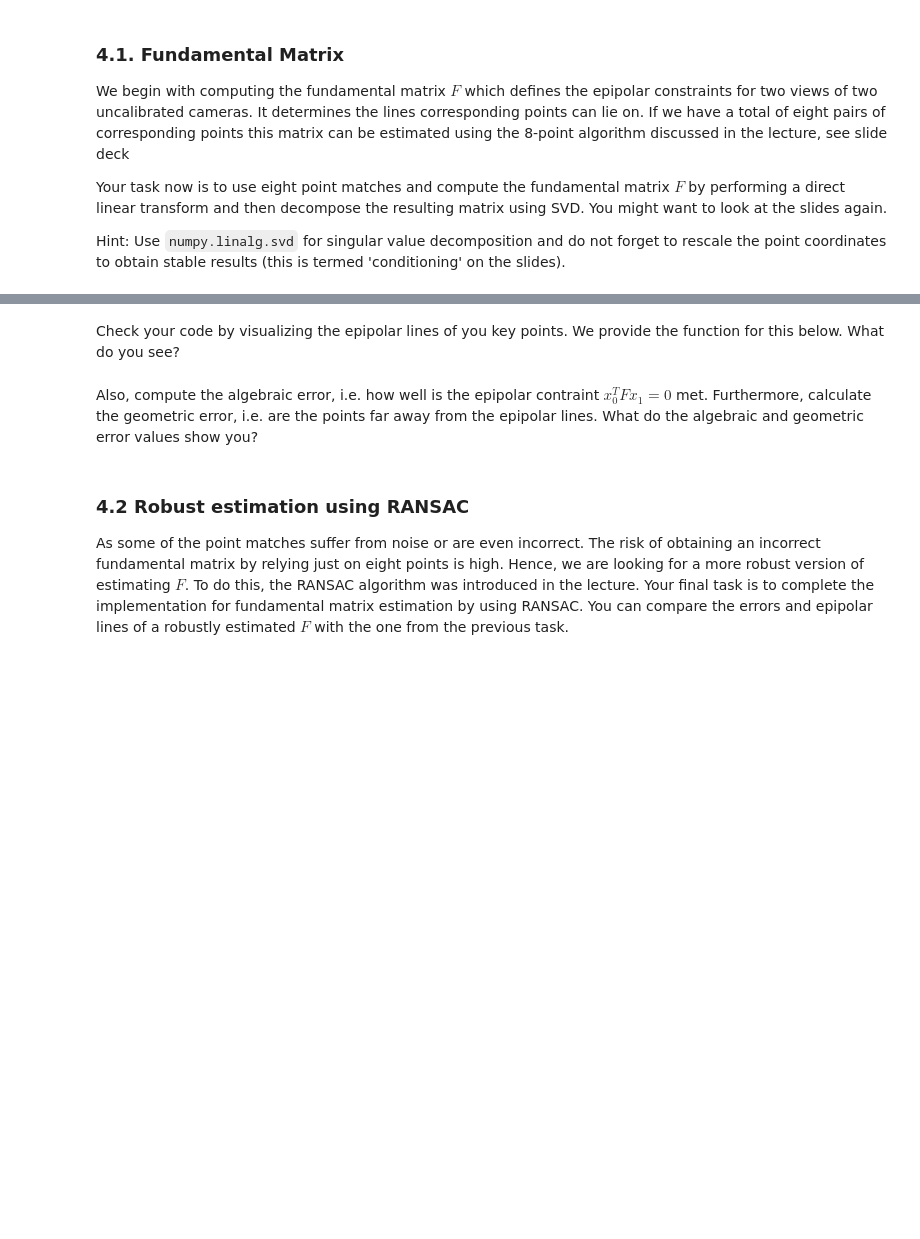
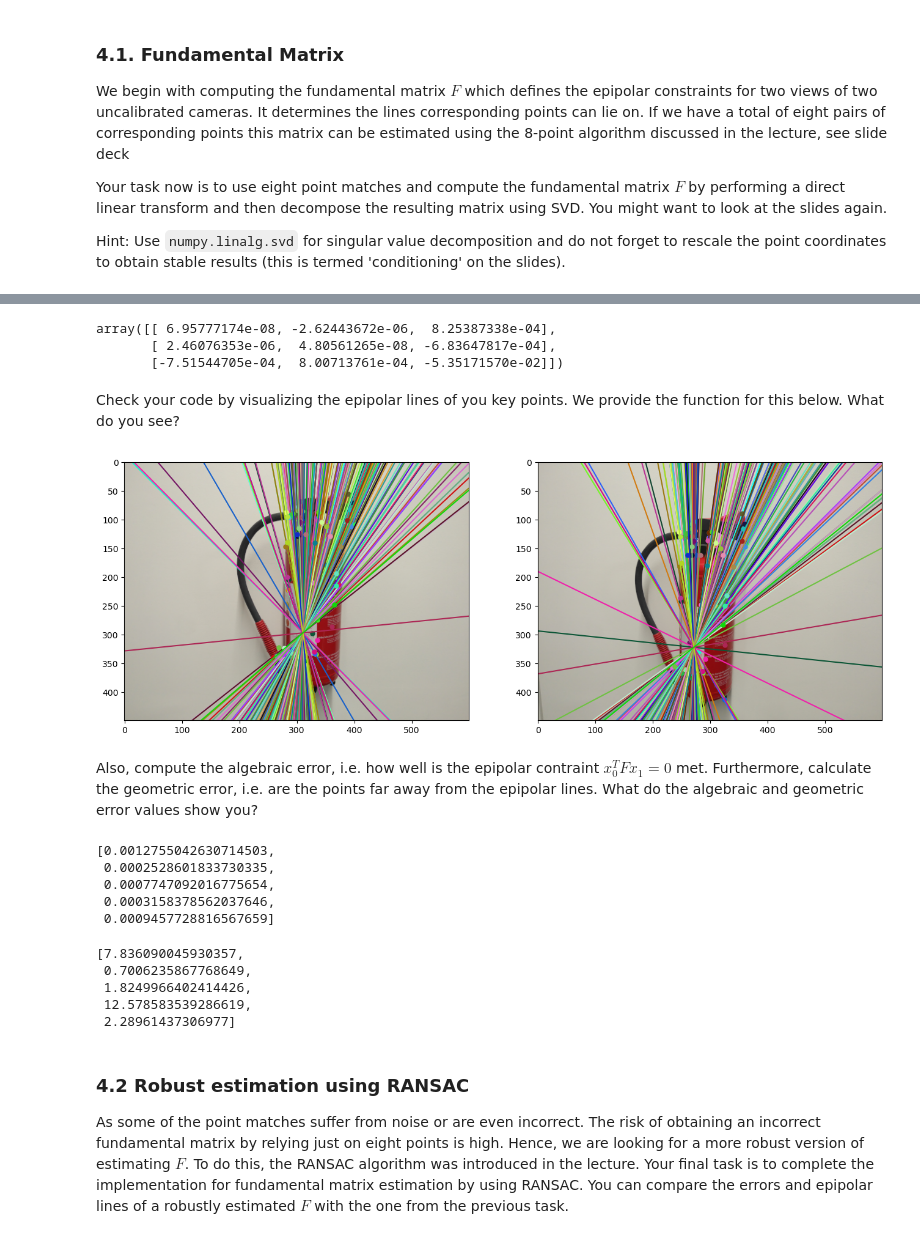
Before and after one commit to neelkanthrawat/3dcv-students, a Jupyter notebook: 5.0-tl-fundamental-matrix.ipynb, the cells around one changed output, grey strips where cells are left out. Saved outputs shown, nothing was run; the diff lists cells and outputs as text; code cells hidden in the pictures; blank space fills up the shorter version.

```diff
--- a/5.0-tl-fundamental-matrix.ipynb
+++ b/5.0-tl-fundamental-matrix.ipynb
@@ -77,3 +133,18 @@ def find_fundamental_svd(kps1, kps2):
+# %%
+def to_homogeneous(kps):
+    return np.hstack([kps, np.ones((kps.shape[0], 1))])
+# %%
+# compute F from a set of 8 point matches
+# Notes from Neel:
+# 1. kps1 and kps2 are already ordered such that they are matched.
+# 2. converting key-points to homogeneous coordinates
+kps1, kps2 = to_homogeneous(keypoints1), to_homogeneous(keypoints2)
+# then we need to invoke the function "find_fundamental_svd".
+F = find_fundamental_svd(kps1, kps2)
+# %% [output]
+array([[ 6.95777174e-08, -2.62443672e-06,  8.25387338e-04],
+       [ 2.46076353e-06,  4.80561265e-08, -6.83647817e-04],
+       [-7.51544705e-04,  8.00713761e-04, -5.35171570e-02]])
 # %% [markdown]
 Check your code by visualizing the epipolar lines of you key points. We provide the function for this below. What do you see?
 # %%
@@ -118,6 +189,10 @@ def visualize_epipolar_lines(img1, img2, keypoints1, keypoints2, F):
     axes[1].set_ylim((res[0],0))
 
     plt.show()
+# %%
+visualize_epipolar_lines(view1, view2, kps1, kps2, F)
+# %% [output]
+[figure, added]
 # %% [markdown]
 Also, compute the algebraic error, i.e. how well is the epipolar contraint $x_0^TFx_1=0$ met.
 Furthermore, calculate the geometric error, i.e. are the points far away from the epipolar lines.
@@ -143,6 +218,22 @@ def geometric_error(keypoints1, keypoints2, F):
         error = np.sqrt(x1Fx2 ** 2 * (part1 + part2))
         errors.append(error.item())
     return errors
+# %%
+algebraic_error(kps1, kps2,F)[:5]
+# %% [output]
+[0.0012755042630714503,
+ 0.0002528601833730335,
+ 0.0007747092016775654,
+ 0.0003158378562037646,
+ 0.0009457728816567659]
+# %%
+geometric_error(kps1,kps2,F)[:5]
+# %% [output]
+[7.836090045930357,
+ 0.7006235867768649,
+ 1.8249966402414426,
+ 12.578583539286619,
+ 2.28961437306977]
 # %% [markdown]
 ### 4.2 Robust estimation using RANSAC
 As some of the point matches suffer from noise or are even incorrect. The risk of obtaining an incorrect fundamental matrix by relying just on eight points is high. Hence, we are looking for a more robust version of estimating $F$. To do this, the RANSAC algorithm was introduced in the lecture. Your final task is to complete the implementation for fundamental matrix estimation by using RANSAC. You can compare the errors and epipolar lines of a robustly estimated $F$ with the one from the previous task.
```
Also changed, not shown: parts of 6 cells of this notebook.
